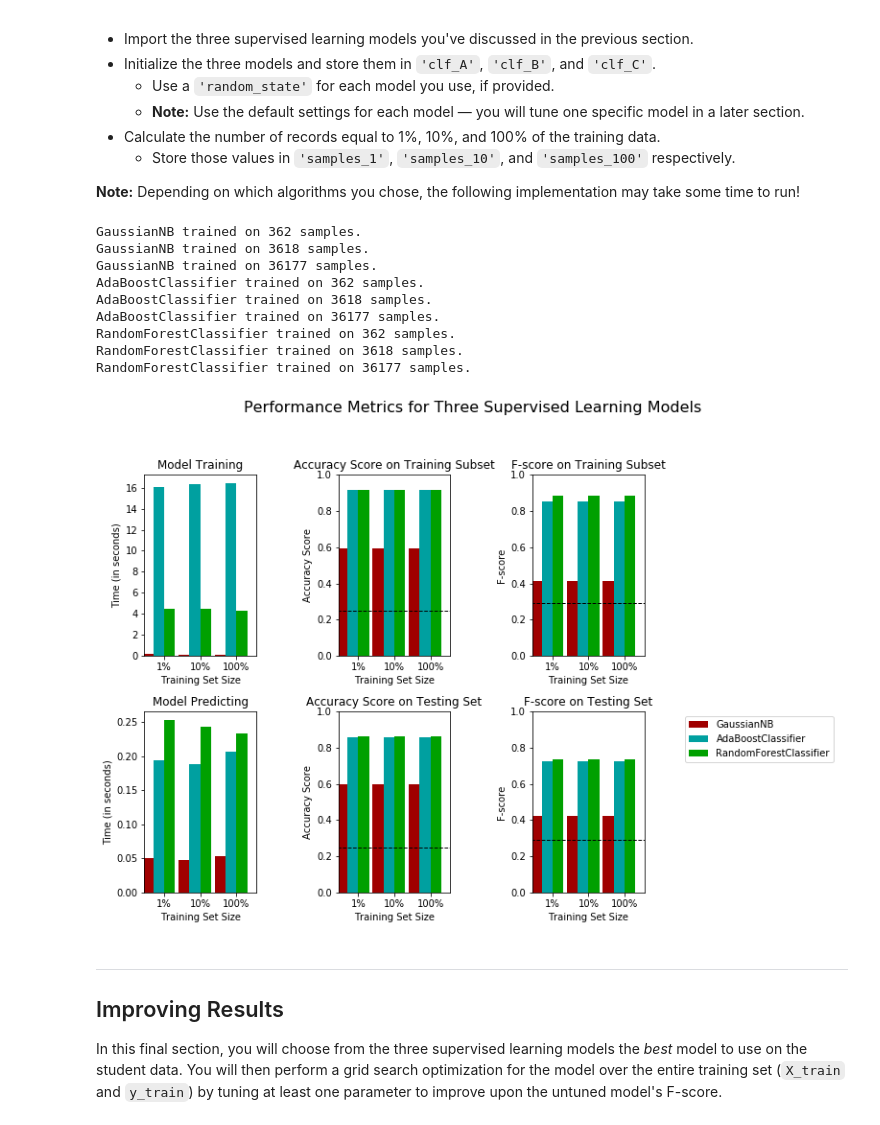
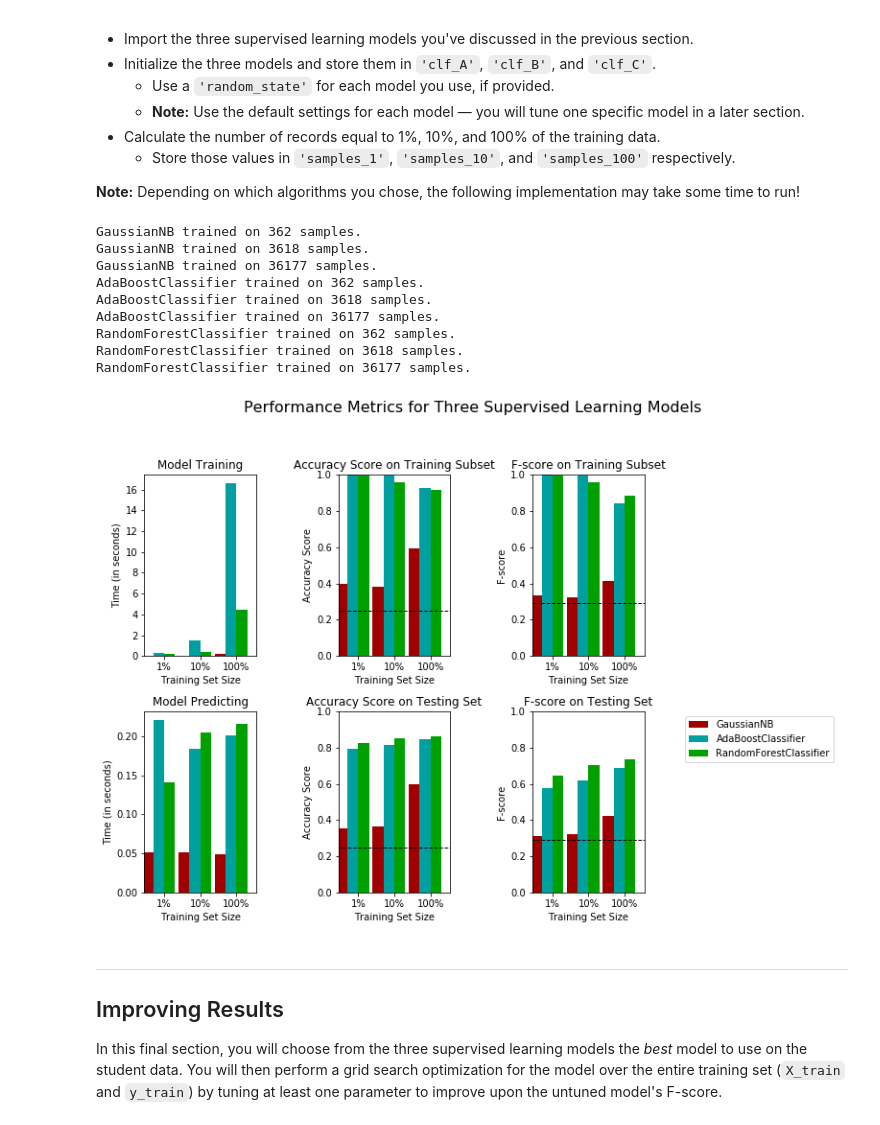
Before and after one commit to smmuzza/machine-learning, a Jupyter notebook: projects/finding_donors/finding_donors.ipynb, the cells around one changed output. Saved outputs shown, nothing was run; the diff lists cells and outputs as text; code cells hidden in the pictures.

Commit message:
bug fix for training learners

```diff
--- a/projects/finding_donors/finding_donors.ipynb
+++ b/projects/finding_donors/finding_donors.ipynb
@@ -434,7 +434,7 @@ def train_predict(learner, sample_size, X_train, y_train, X_test, y_test):
 
     # TODO: Fit the learner to the training data using slicing with 'sample_size' using .fit(training_features[:], training_labels[:])
     start = time() # Get start time
-    learner = learner.fit(X_train[:], y_train[:])
+    learner = learner.fit(X_train[:sample_size], y_train[:sample_size])
     end = time() # Get end time
 
     # TODO: Calculate the training time
@@ -489,40 +489,40 @@ from sklearn.ensemble import RandomForestClassifier
 # TODO: Initialize the three models
 clf_A = GaussianNB()
 clf_Bbackup = AdaBoostClassifier(base_estimator=RandomForestClassifier(n_estimators=3, max_depth=10, random_state=11), n_estimators=50, learning_rate=1.0, random_state=7)
-clf_B = AdaBoostClassifier(base_estimator=DecisionTreeClassifier(max_depth=6, random_state=11), n_estimators=100, learning_rate=0.25, random_state=7)
+clf_B = AdaBoostClassifier(base_estimator=DecisionTreeClassifier(max_depth=6, random_state=11), n_estimators=100, learning_rate=1.0, random_state=7)
 clf_C = RandomForestClassifier(n_estimators=100, max_depth=20, random_state=11)
 clf_Cbackup = SVC(kernel='poly', degree=2, C=0.1) # SVC(kernel='rbf', gamma=27), SVC(kernel='poly', degree=10, C=0.1)
 
 # TODO: Calculate the number of samples for 1%, 10%, and 100% of the training data
 # HINT: samples_100 is the entire training set i.e. len(y_train)
 # HINT: samples_10 is 10% of samples_100 (ensure to set the count of the values to be `int` and not `float`)
 # HINT: samples_1 is 1% of samples_100 (ensure to set the count of the values to be `int` and not `float`)
 samples_100 = len(y_train)
 samples_10 = int(round(0.1*len(y_train)))
 samples_1 = int(round(0.01*len(y_train)))
 
 # Collect results on the learners
 results = {}
 for clf in [clf_A, clf_B, clf_C]:
     clf_name = clf.__class__.__name__
     results[clf_name] = {}
     for i, samples in enumerate([samples_1, samples_10, samples_100]):
         results[clf_name][i] = \
         train_predict(clf, samples, X_train, y_train, X_test, y_test)
 
 # Run metrics visualization for the three supervised learning models chosen
 vs.evaluate(results, accuracy, fscore)
 # %% [output]
 GaussianNB trained on 362 samples.
 GaussianNB trained on 3618 samples.
 GaussianNB trained on 36177 samples.
 AdaBoostClassifier trained on 362 samples.
 AdaBoostClassifier trained on 3618 samples.
 AdaBoostClassifier trained on 36177 samples.
 RandomForestClassifier trained on 362 samples.
 RandomForestClassifier trained on 3618 samples.
 RandomForestClassifier trained on 36177 samples.
-[figure, old version]
+[figure, new version]
 # %% [markdown]
 ----
 ## Improving Results
```
Also changed, not shown: parts of 1 cell of this notebook, 1 other file.
